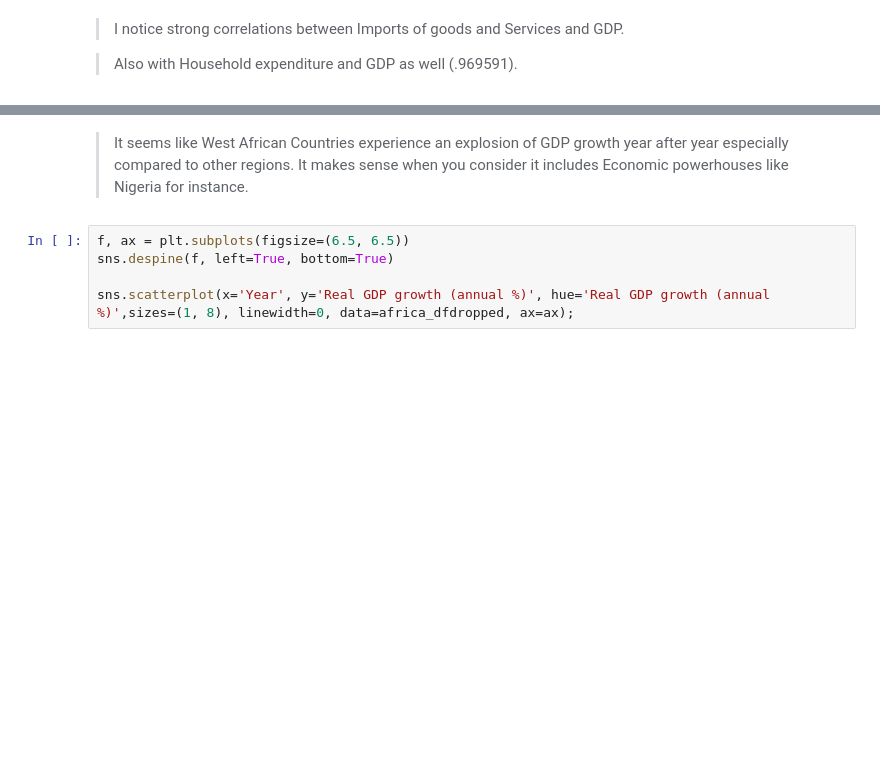
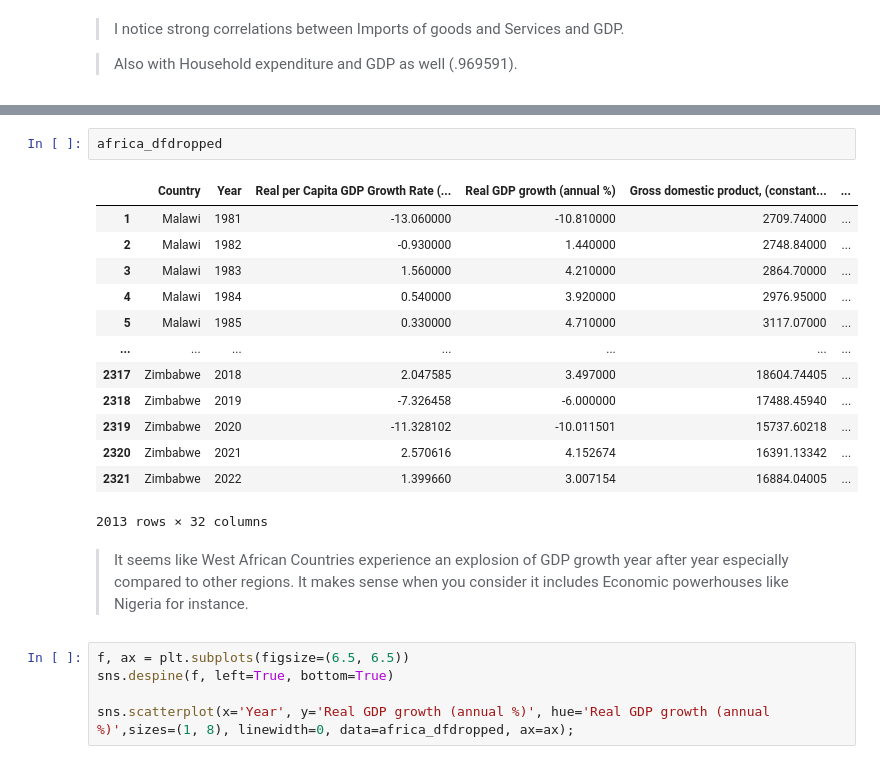
Before and after one commit to AlphaKaba24/African_Economy_Prediction, a Jupyter notebook: africa_GDP.ipynb, the cells around one changed output, grey strips where cells are left out. Cells and saved outputs as stored; diff of their text form; blank space fills up the shorter version.

```diff
--- a/africa_GDP.ipynb
+++ b/africa_GDP.ipynb
@@ -277,3 +296,19 @@ sns.kdeplot(data=africa_dfdropped, x= 'Real GDP growth (annual %)', hue='region'
+# %%
+africa_dfdropped
+# %% [output]
+|  | Country | Year | Real per Capita GDP Growth Rate (... | Real GDP growth (annual %) | Gross domestic product, (constant... | ... |
+| 1 | Malawi | 1981 | -13.060000 | -10.810000 | 2709.74000 | ... |
+| 2 | Malawi | 1982 | -0.930000 | 1.440000 | 2748.84000 | ... |
+| 3 | Malawi | 1983 | 1.560000 | 4.210000 | 2864.70000 | ... |
+| 4 | Malawi | 1984 | 0.540000 | 3.920000 | 2976.95000 | ... |
+| 5 | Malawi | 1985 | 0.330000 | 4.710000 | 3117.07000 | ... |
+| ... | ... | ... | ... | ... | ... | ... |
+| 2317 | Zimbabwe | 2018 | 2.047585 | 3.497000 | 18604.74405 | ... |
+| 2318 | Zimbabwe | 2019 | -7.326458 | -6.000000 | 17488.45940 | ... |
+| 2319 | Zimbabwe | 2020 | -11.328102 | -10.011501 | 15737.60218 | ... |
+| 2320 | Zimbabwe | 2021 | 2.570616 | 4.152674 | 16391.13342 | ... |
+| 2321 | Zimbabwe | 2022 | 1.399660 | 3.007154 | 16884.04005 | ... |
+2013 rows × 32 columns
 # %% [markdown]
 >It seems like West African Countries experience an explosion of GDP growth year after year especially compared to other regions. It makes sense when you consider it includes Economic powerhouses like Nigeria for instance.
 # %%
```
Also changed, not shown: parts of 11 cells of this notebook.
